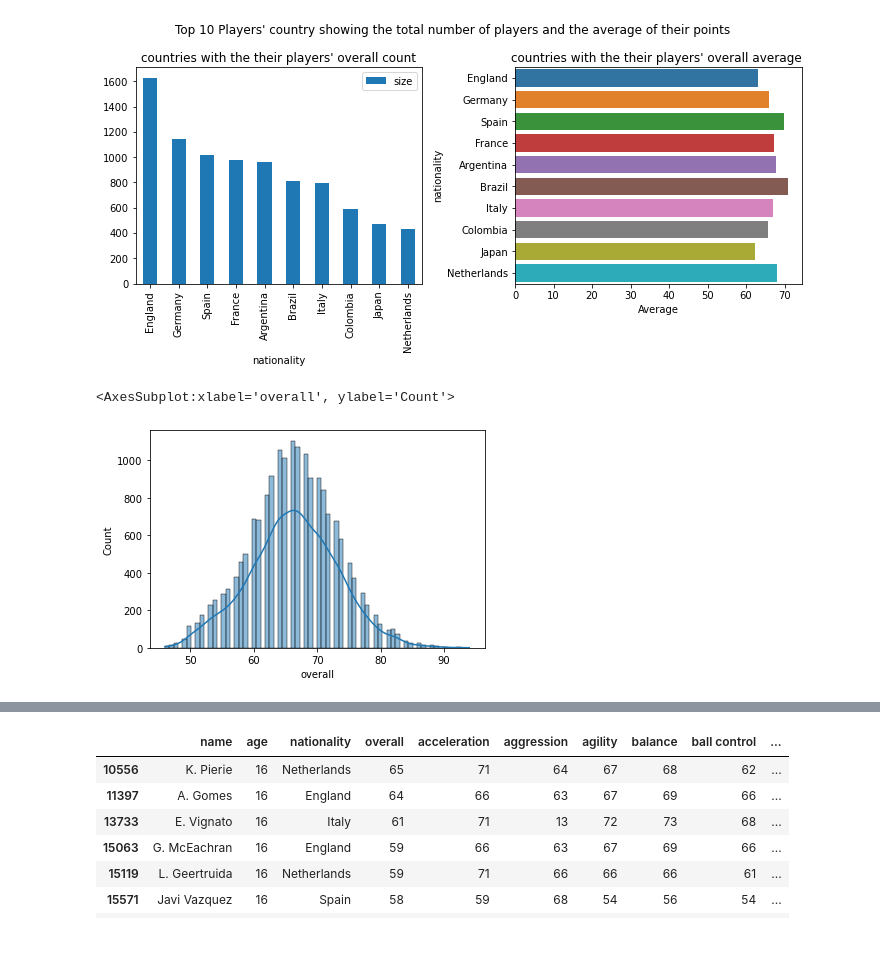
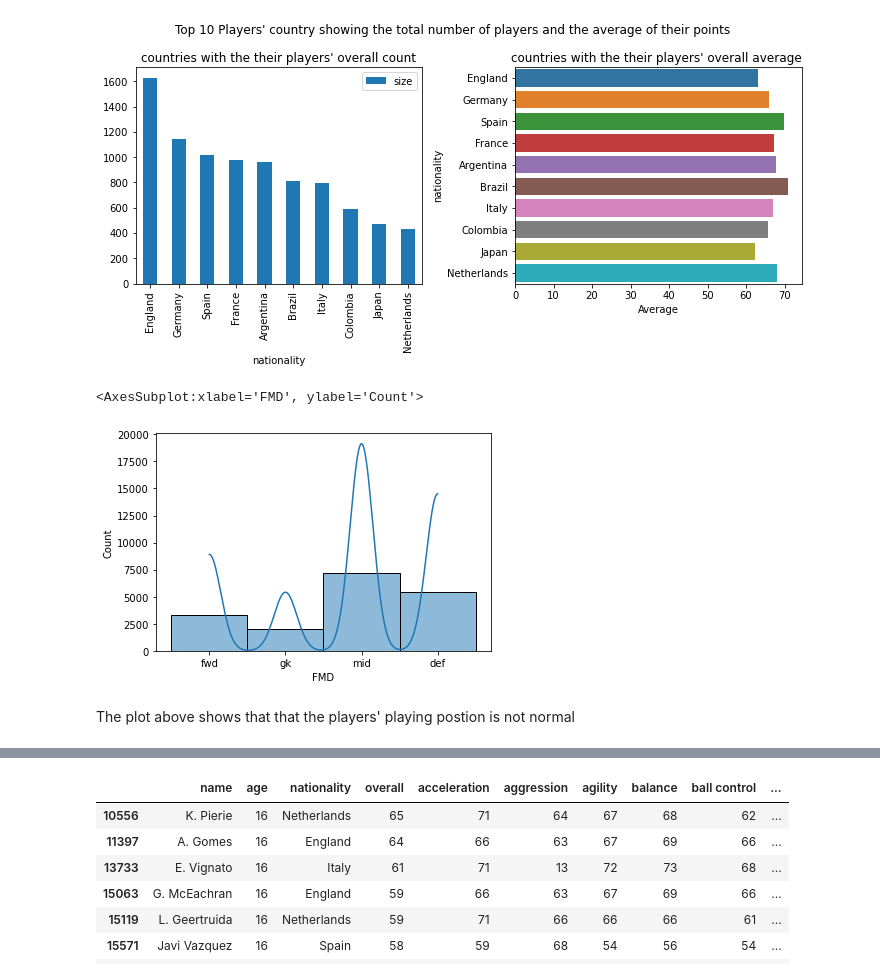
Before and after one commit to imabiodun/fifa-ranking, a Jupyter notebook: fifa-player-ranking.ipynb, the cells around one changed output, grey strips where cells are left out. Cells and saved outputs as stored; diff of their text form; code cells hidden in the pictures; blank space fills up the shorter version.

```diff
--- a/fifa-player-ranking.ipynb
+++ b/fifa-player-ranking.ipynb
@@ -291,7 +285,9 @@ plt.show()
 # %% [output]
 [figure]
 # %%
-sns.histplot(data_cleaned['overall'],kde= True) # distribution of overall ranking of the players
+sns.histplot(data_cleaned['FMD'],kde= True) # distribution of players' playing postions - forward, midfield, defence and goal keeping
 # %% [output]
-<AxesSubplot:xlabel='overall', ylabel='Count'>
+<AxesSubplot:xlabel='FMD', ylabel='Count'>
-[figure, old version]
+[figure, new version]
+# %% [markdown]
+The plot above shows that that the players' playing postion is  not normal
```
Also changed, not shown: parts of 11 cells of this notebook.
